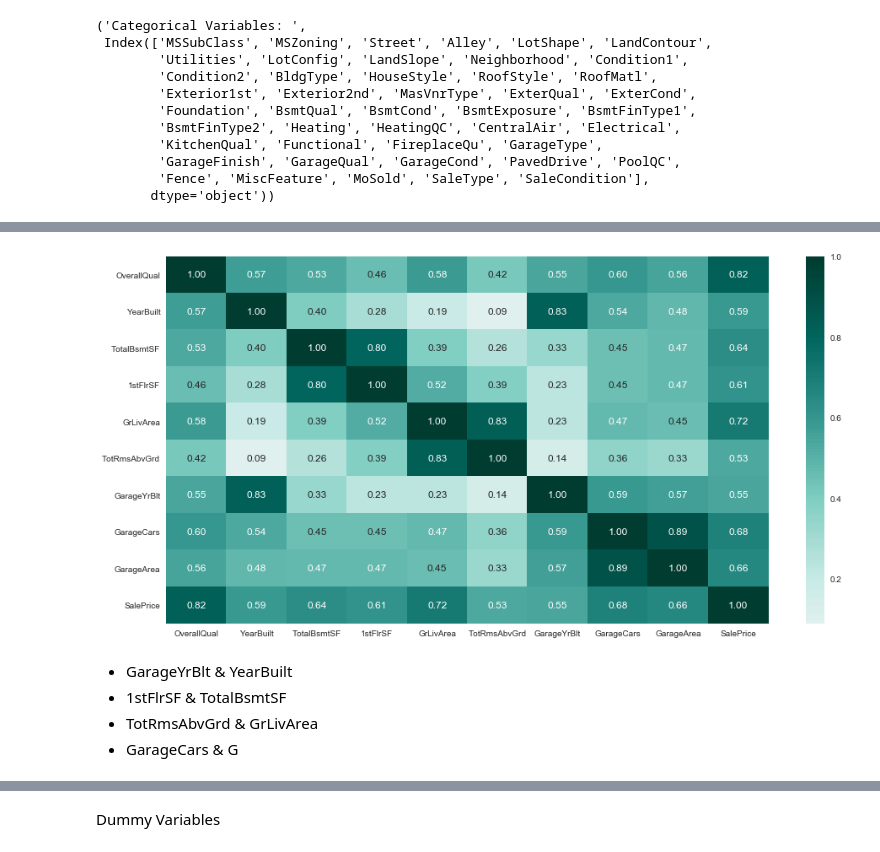
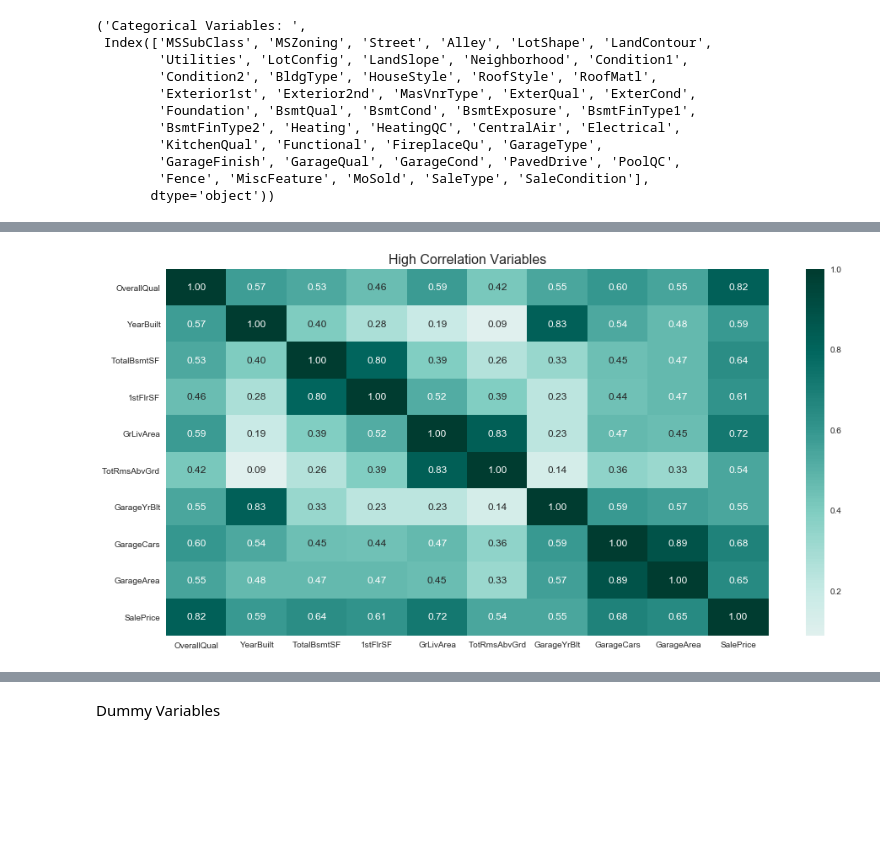
Before and after one commit to georgez-zgeorge/AML_code, a Jupyter notebook: Homework 2/Homework 2.ipynb, the cells around one changed output, grey strips where cells are left out. Drawn from its saved outputs; the diff is of its cells as text; code cells hidden in the pictures; blank space fills up the shorter version.

```diff
--- a/Homework 2/Homework 2.ipynb
+++ b/Homework 2/Homework 2.ipynb
@@ -210,0 +278,4 @@ plt.xticks(rotation=90)
+# %%
+#drop outliers in training data
+train_df=train_df.query('LotArea <100000')
+train_df=train_df.query('MiscVal <3000')
@@ -211,17 +309,16 @@ plt.xticks(rotation=90)
 # %%
-#Check for covariates
-correlation=train_df[numeric_var].corr() #obtain the correlation matrix
-aux=(abs(correlation)-np.identity(correlation.shape[0])).max() #maximum correlation of each variable
-selected_feats=aux[aux>0.69].index#take only variables whose maximum correlation is strong.
+#Here we set up our correlation matrix for numeric variables
+correlation=train_df[numeric_var].corr()
+#Pull the max (whether positive or negative) correlation of each variable to another variable
+aux=(abs(correlation)-np.identity(correlation.shape[0])).max()
+#Throw out any variables that don't have at least .7 correlation with something else
+selected_feats=aux[aux>0.69].index
 sns.set()
 fig, ax = plt.subplots(figsize=(16,8))
+#make the plot have numbers, a legend and pretty colors
 sns.heatmap(correlation.loc[selected_feats,selected_feats], annot=True,fmt='.2f',ax=ax,cmap="BrBG",center=0)
-
+plt.title('High Correlation Variables',fontsize=16)
+#show the plot
 plt.show()
 # %% [output]
-[figure, old version]
+[figure, new version]
-# %% [markdown]
-- GarageYrBlt & YearBuilt
-- 1stFlrSF & TotalBsmtSF
-- TotRmsAbvGrd & GrLivArea
-- GarageCars & G
```
Also changed, not shown: parts of 84 cells of this notebook, 6 other files.
